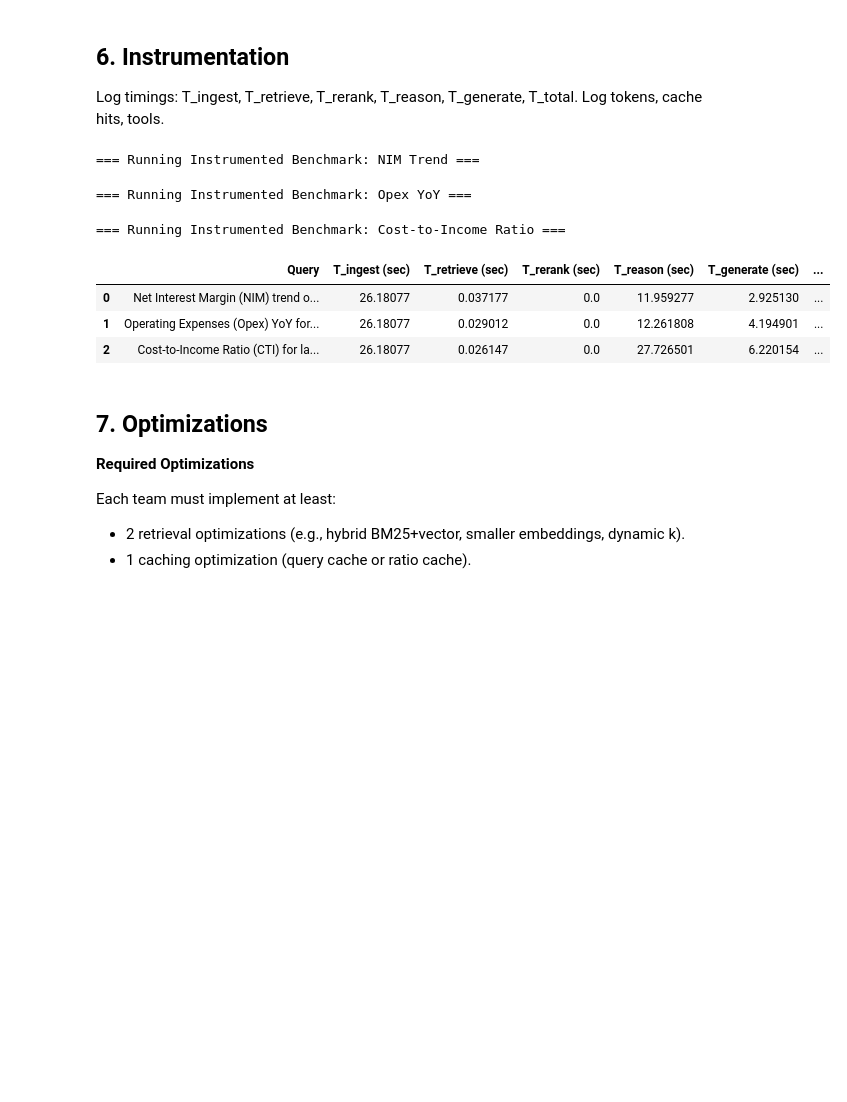
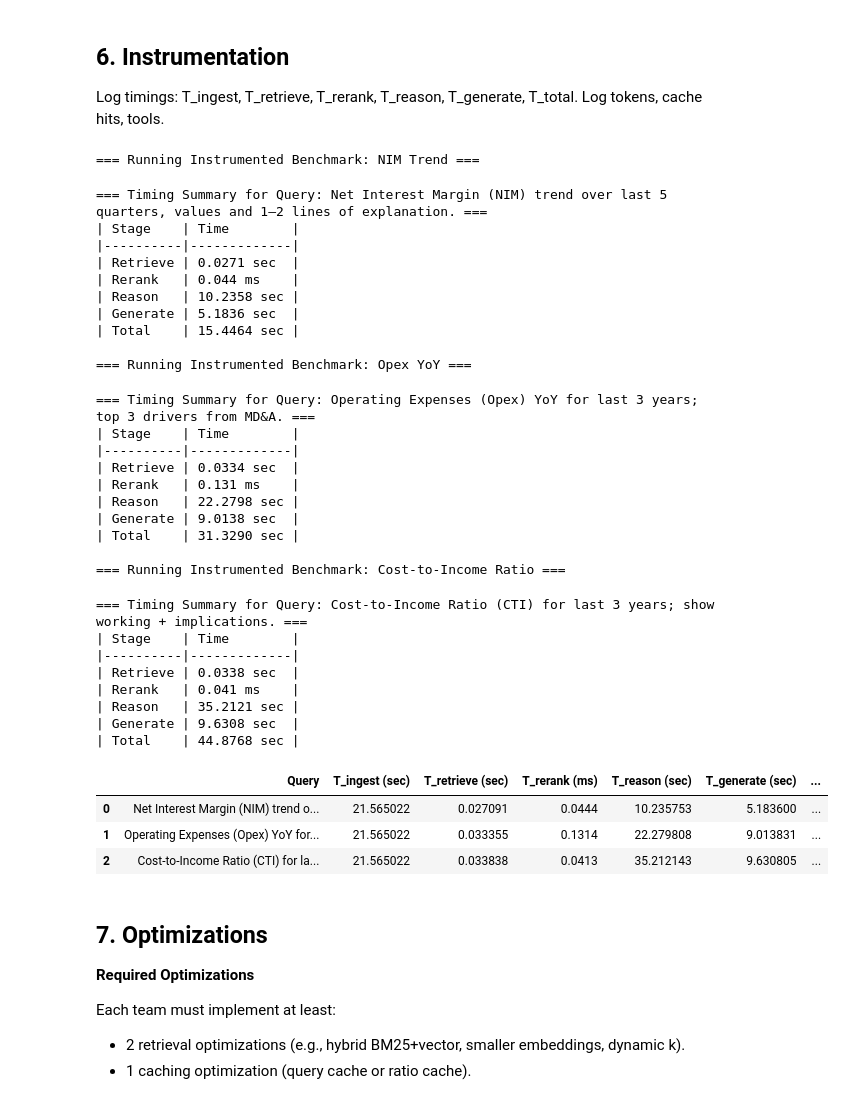
Before and after one commit to MuhammedIrshath49/ICT3113_G10, a Jupyter notebook: Agent_CFO_Project_Template.ipynb, the cells around one changed output. Saved outputs shown, nothing was run; the diff lists cells and outputs as text; code cells hidden in the pictures; blank space fills up the shorter version.

Commit message:
update added metrics

```diff
--- a/Agent_CFO_Project_Template.ipynb
+++ b/Agent_CFO_Project_Template.ipynb
@@ -601,21 +621,25 @@ Citations: ['QuartelyResults_3Q24_CFO, Page 2', 'QuartelyResults_3Q24_CFO, Page
 Log timings: T_ingest, T_retrieve, T_rerank, T_reason, T_generate, T_total. Log tokens, cache hits, tools.
 # %%
 # =============================
-# Part 6. Instrumentation
+# Part 6. Instrumentation (Final Version)
 # =============================
 
 import pandas as pd
 import time
+from tabulate import tabulate  # pretty summary tables
 
 # Create logs DataFrame
 logs = pd.DataFrame(columns=[
     'Query',
-    'T_ingest (sec)', 'T_retrieve (sec)', 'T_rerank (sec)', 'T_reason (sec)',
+    'T_ingest (sec)', 'T_retrieve (sec)', 'T_rerank (ms)', 'T_reason (sec)',
     'T_generate (sec)', 'T_total (sec)',
     'Tokens', 'CacheHits', 'Tools'
 ])
 
 def instrumented_pipeline(query: str, top_k: int = 5):
+    """
+    Runs pipeline with instrumentation (timing + usage logging).
+    """
     global logs
     timings = {}
     start_total = time.time()
@@ -623,7 +647,7 @@ def instrumented_pipeline(query: str, top_k: int = 5):
     # --- Retrieval ---
     retrieved_docs = cfo_rag.hybrid_retrieve(query, top_k=top_k)
     timings['T_retrieve'] = cfo_rag.metrics.get('T_retrieve', 0)
-    timings['T_rerank'] = cfo_rag.metrics.get('T_rerank', 0)
+    timings['T_rerank']  = cfo_rag.metrics.get('T_rerank', 0)  # already in ms
 
     if not retrieved_docs:
         return {"error": "No documents retrieved."}
@@ -631,7 +655,7 @@ def instrumented_pipeline(query: str, top_k: int = 5):
     # --- Build context ---
     context = "\n\n".join([f"{doc['citation']}: {doc['text']}" for doc in retrieved_docs])
 
-    # --- Reasoning step (simulate "thinking") ---
+    # --- Reasoning step ---
     start_reason = time.time()
     reasoning_prompt = f"""
     Summarize the key financial figures and trends in a structured way.
@@ -666,7 +690,7 @@ def instrumented_pipeline(query: str, top_k: int = 5):
         'Query': query,
         'T_ingest (sec)': cfo_rag.metrics.get('T_ingest', 0),
         'T_retrieve (sec)': timings['T_retrieve'],
-        'T_rerank (sec)': timings['T_rerank'],
+        'T_rerank (ms)': timings['T_rerank'],
         'T_reason (sec)': timings['T_reason'],
         'T_generate (sec)': timings['T_generate'],
         'T_total (sec)': timings['T_total'],
@@ -675,42 +699,80 @@ def instrumented_pipeline(query: str, top_k: int = 5):
         'Tools': ['Retriever', 'Reranker', 'LLM']
     }
     logs = pd.concat([logs, pd.DataFrame([new_row])], ignore_index=True)
+
+    # --- Print per-query summary ---
+    summary = [
+        ["Retrieve", f"{timings['T_retrieve']:.4f} sec"],
+        ["Rerank",   f"{timings['T_rerank']:.3f} ms"],
+        ["Reason",   f"{timings['T_reason']:.4f} sec"],
+        ["Generate", f"{timings['T_generate']:.4f} sec"],
+        ["Total",    f"{timings['T_total']:.4f} sec"],
+    ]
+    print(f"\n=== Timing Summary for Query: {query} ===")
+    print(tabulate(summary, headers=["Stage", "Time"], tablefmt="github"))
 
     return {
         "query": query,
         "citations": [doc["citation"] for doc in retrieved_docs],
         "reasoning": reasoning_output.text.strip(),
         "answer": response.text.strip()
     }
 
 
 def run_benchmark_instrumented(queries, top_k=5):
     results = []
     for q in queries:
         print(f"\n=== Running Instrumented Benchmark: {q['name']} ===")
         output = instrumented_pipeline(q["query"], top_k=top_k)
         results.append({
             "name": q["name"],
             "query": q["query"],
             "expected": q["expected"],
             "citations": output.get("citations", []),
+            "reasoning": output.get("reasoning", "N/A"),
             "answer": output.get("answer", "Error: no answer")
         })
     return results
 
 # 🔹 Run instrumented benchmarks
 benchmark_results_instrumented = run_benchmark_instrumented(benchmark_queries, top_k=5)
 
-# Show instrumentation logs (should have 3 rows now)
+# 🔹 Show instrumentation logs (DataFrame)
 logs
 # %% [output]
 === Running Instrumented Benchmark: NIM Trend ===
+=== Timing Summary for Query: Net Interest Margin (NIM) trend over last 5 quarters, values and 1–2 lines of explanation. ===
+| Stage    | Time        |
+|----------|-------------|
+| Retrieve | 0.0271 sec  |
+| Rerank   | 0.044 ms    |
+| Reason   | 10.2358 sec |
+| Generate | 5.1836 sec  |
+| Total    | 15.4464 sec |
+
 === Running Instrumented Benchmark: Opex YoY ===
+=== Timing Summary for Query: Operating Expenses (Opex) YoY for last 3 years; top 3 drivers from MD&A. ===
+| Stage    | Time        |
+|----------|-------------|
+| Retrieve | 0.0334 sec  |
+| Rerank   | 0.131 ms    |
+| Reason   | 22.2798 sec |
+| Generate | 9.0138 sec  |
+| Total    | 31.3290 sec |
+
 === Running Instrumented Benchmark: Cost-to-Income Ratio ===
+=== Timing Summary for Query: Cost-to-Income Ratio (CTI) for last 3 years; show working + implications. ===
+| Stage    | Time        |
+|----------|-------------|
+| Retrieve | 0.0338 sec  |
+| Rerank   | 0.041 ms    |
+| Reason   | 35.2121 sec |
+| Generate | 9.6308 sec  |
+| Total    | 44.8768 sec |
-|  | Query | T_ingest (sec) | T_retrieve (sec) | T_rerank (sec) | T_reason (sec) | T_generate (sec) | ... |
-| 0 | Net Interest Margin (NIM) trend o... | 26.18077 | 0.037177 | 0.0 | 11.959277 | 2.925130 | ... |
-| 1 | Operating Expenses (Opex) YoY for... | 26.18077 | 0.029012 | 0.0 | 12.261808 | 4.194901 | ... |
-| 2 | Cost-to-Income Ratio (CTI) for la... | 26.18077 | 0.026147 | 0.0 | 27.726501 | 6.220154 | ... |
+|  | Query | T_ingest (sec) | T_retrieve (sec) | T_rerank (ms) | T_reason (sec) | T_generate (sec) | ... |
+| 0 | Net Interest Margin (NIM) trend o... | 21.565022 | 0.027091 | 0.0444 | 10.235753 | 5.183600 | ... |
+| 1 | Operating Expenses (Opex) YoY for... | 21.565022 | 0.033355 | 0.1314 | 22.279808 | 9.013831 | ... |
+| 2 | Cost-to-Income Ratio (CTI) for la... | 21.565022 | 0.033838 | 0.0413 | 35.212143 | 9.630805 | ... |
 # %% [markdown]
 ## 7. Optimizations
 
```
Also changed, not shown: parts of 3 cells of this notebook.
